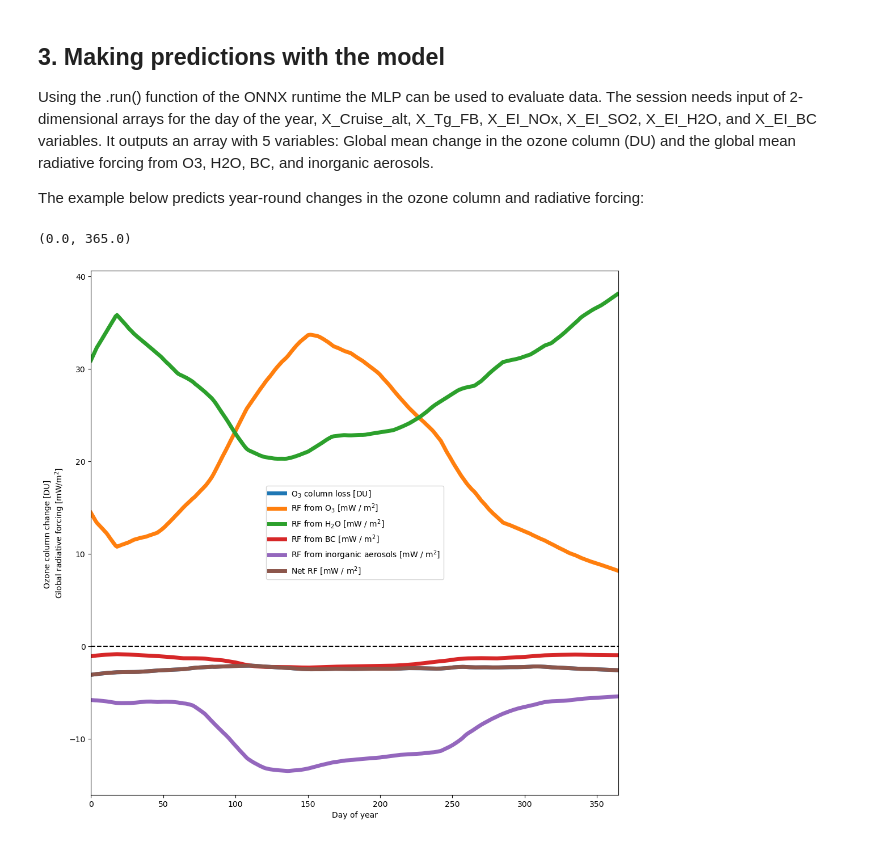
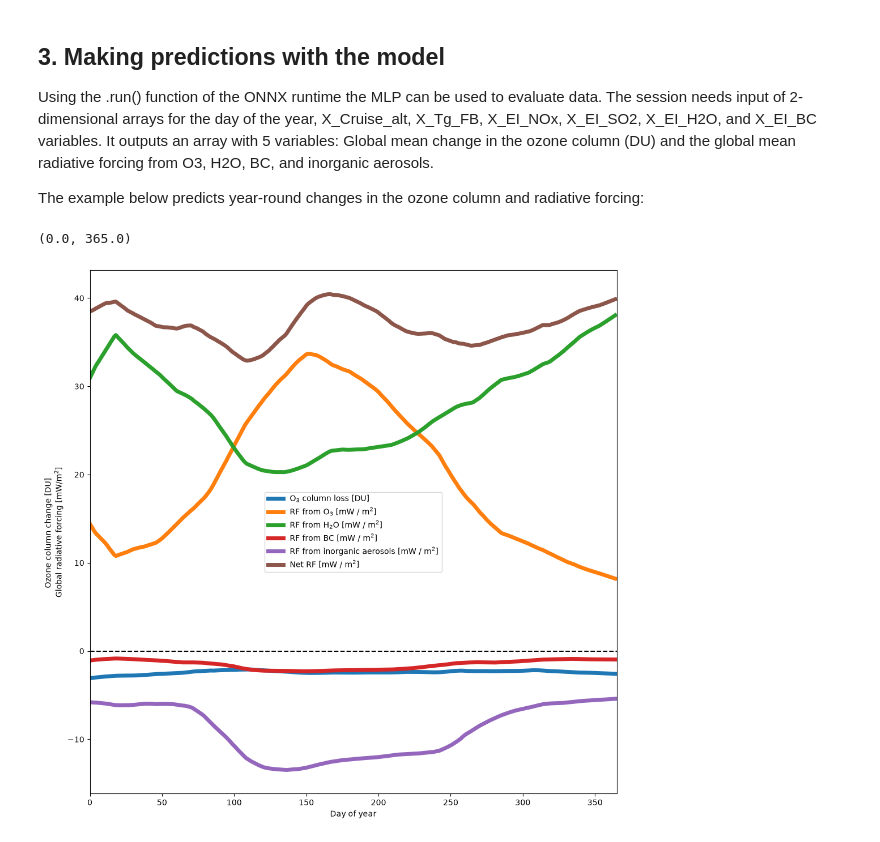
Before and after one commit to johannespletzer/supersonic-effects, a Jupyter notebook: src/scripts/example_MLP.ipynb, the cells around one changed output. Saved outputs shown, nothing was run; the diff lists cells and outputs as text; code cells hidden in the pictures.

```diff
--- a/src/scripts/example_MLP.ipynb
+++ b/src/scripts/example_MLP.ipynb
@@ -64,32 +64,32 @@ for day_of_year in range (0,365):
             "X_EI_H2O": [[ei_h2o]],
             "X_EI_BC": [[ei_bc]],
         },
     )[0] # It outputs a 2d array, in this case we need the first component only
 
     model_predictions[day_of_year,:] = output.T
 
 ## Decompose the predictions into different variables
 delta_O3_column_DU = model_predictions[:,0]
 delta_RF_O3 = model_predictions[:,1]
 delta_RF_H2O = model_predictions[:,2]
 delta_RF_BC = model_predictions[:,3]
 delta_RF_IA = model_predictions[:,4]
 delta_RF_net = delta_RF_O3 + delta_RF_H2O + delta_RF_BC + delta_RF_IA
 
 fig,ax = pp.subplots(figsize=(12,12))
 x = np.arange(0,365)
 ax.plot(x, delta_O3_column_DU, label="O$_3$ column loss [DU]",linewidth=5)
 ax.plot(x, delta_RF_O3, label="RF from O$_3$ [mW / m$^2$]",linewidth=5)
 ax.plot(x, delta_RF_H2O, label="RF from H$_2$O [mW / m$^2$]",linewidth=5)
 ax.plot(x, delta_RF_BC, label="RF from BC [mW / m$^2$]",linewidth=5)
 ax.plot(x, delta_RF_IA, label="RF from inorganic aerosols [mW / m$^2$]",linewidth=5)
-ax.plot(x, delta_O3_column_DU, label="Net RF [mW / m$^2$]",linewidth=5)
+ax.plot(x, delta_RF_net, label="Net RF [mW / m$^2$]",linewidth=5)
 ax.hlines(0,0,365, color='k',ls="--")
 
 ax.set_ylabel("Ozone column change [DU] \nGlobal radiative forcing [mW/m$^2$]")
 ax.set_xlabel("Day of year")
 ax.legend()
 ax.set_xlim(0,365)
 # %% [output]
 (0.0, 365.0)
-[figure, old version]
+[figure, new version]
```
Also changed, not shown: parts of 2 cells of this notebook.
